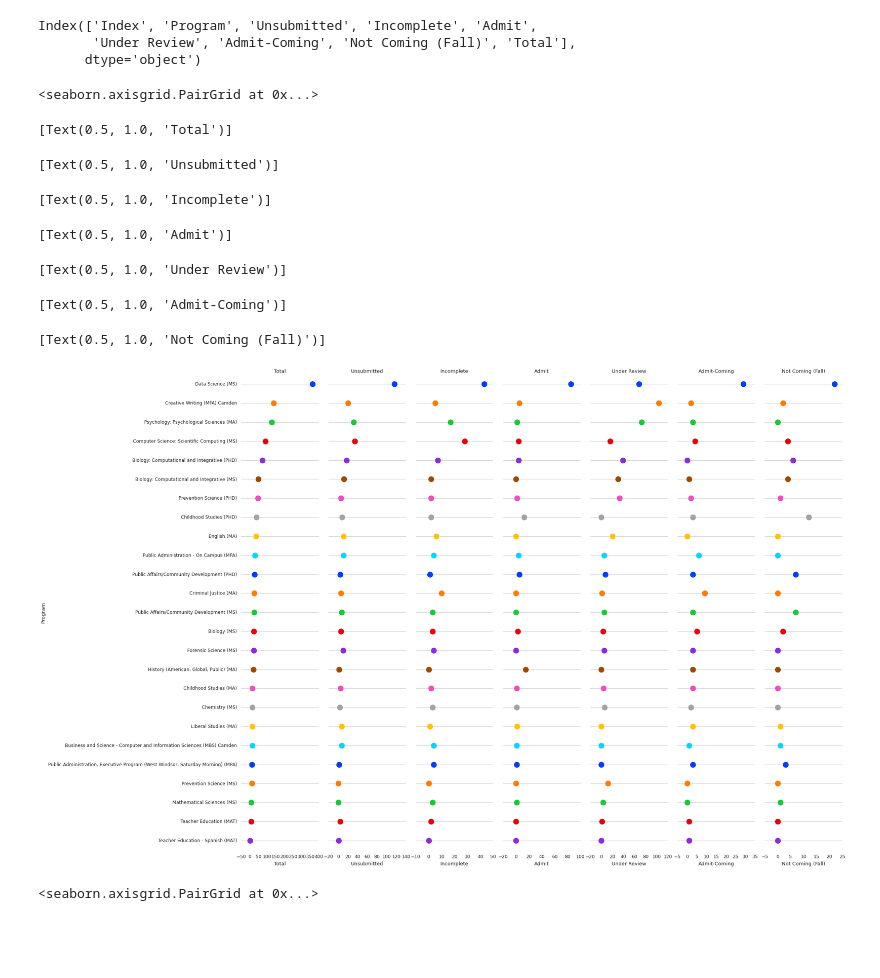
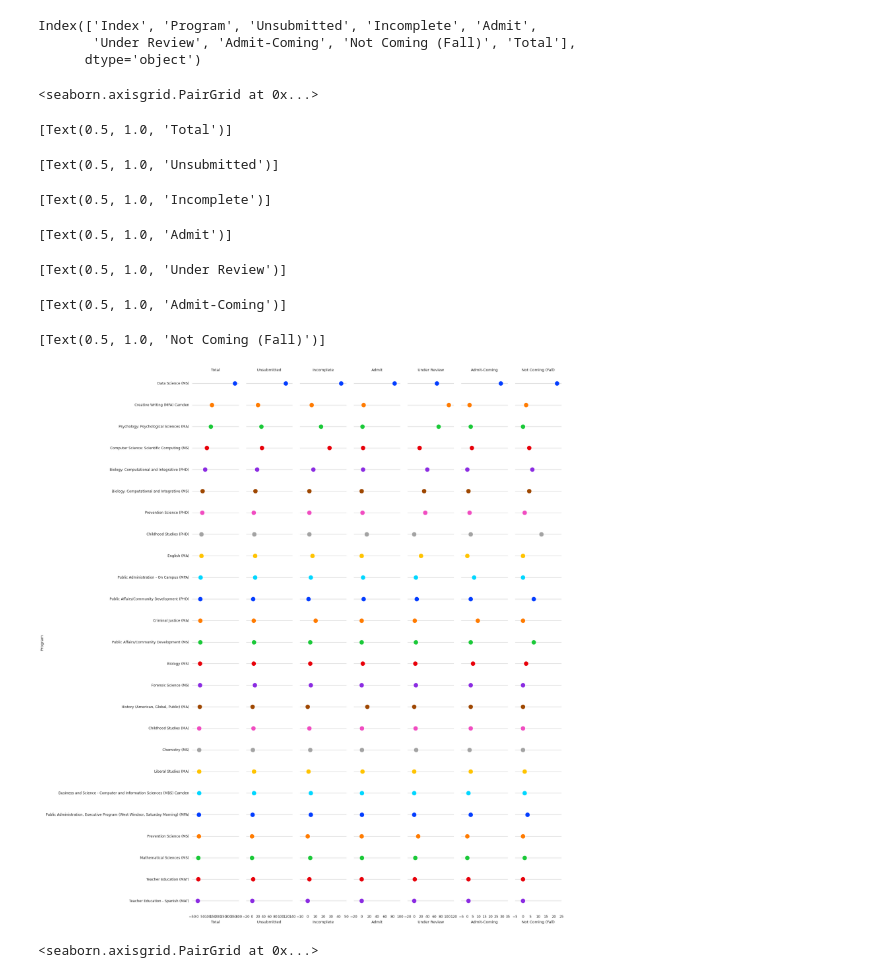
Before and after one commit to theaok/vis-sp23-ewattudo, a Jupyter notebook: PS4.ipynb, the cells around one changed output. Drawn from its saved outputs; the diff is of its cells as text; code cells hidden in the pictures; blank space fills up the shorter version.

```diff
--- a/PS4.ipynb
+++ b/PS4.ipynb
@@ -181,36 +181,36 @@ sns.set_theme(style="whitegrid")
 # Make the PairGrid
 g = sns.PairGrid(programs.sort_values("Total", ascending=False),
                  x_vars=programs.columns[:-1], y_vars=["Program"],
-                 height=17, aspect=.18)
+                 height=25, aspect=.1)
 
 # Draw a dot plot using the stripplot function
 g.map(sns.stripplot, size=15, orient="h", jitter=False,
       palette="bright", linewidth=1, edgecolor="w")
 
 # Use semantically meaningful titles for the columns
 titles = ['Total','Unsubmitted', 'Incomplete', 'Admit', 'Under Review',
        'Admit-Coming', 'Not Coming (Fall)']
 
 for ax, title in zip(g.axes.flat, titles):
 
     # Set a different title for each axes
     ax.set(title=title)
 
     # Make the grid horizontal instead of vertical
     ax.xaxis.grid(False)
     ax.yaxis.grid(True)
 
 sns.despine(left=True, bottom=True)
 # %% [output]
 <seaborn.axisgrid.PairGrid at 0x...>
 [Text(0.5, 1.0, 'Total')]
 [Text(0.5, 1.0, 'Unsubmitted')]
 [Text(0.5, 1.0, 'Incomplete')]
 [Text(0.5, 1.0, 'Admit')]
 [Text(0.5, 1.0, 'Under Review')]
 [Text(0.5, 1.0, 'Admit-Coming')]
 [Text(0.5, 1.0, 'Not Coming (Fall)')]
-[figure, old version]
+[figure, new version]
 # %%
 #I like this, I want to save the code.
 import seaborn as sns
```
